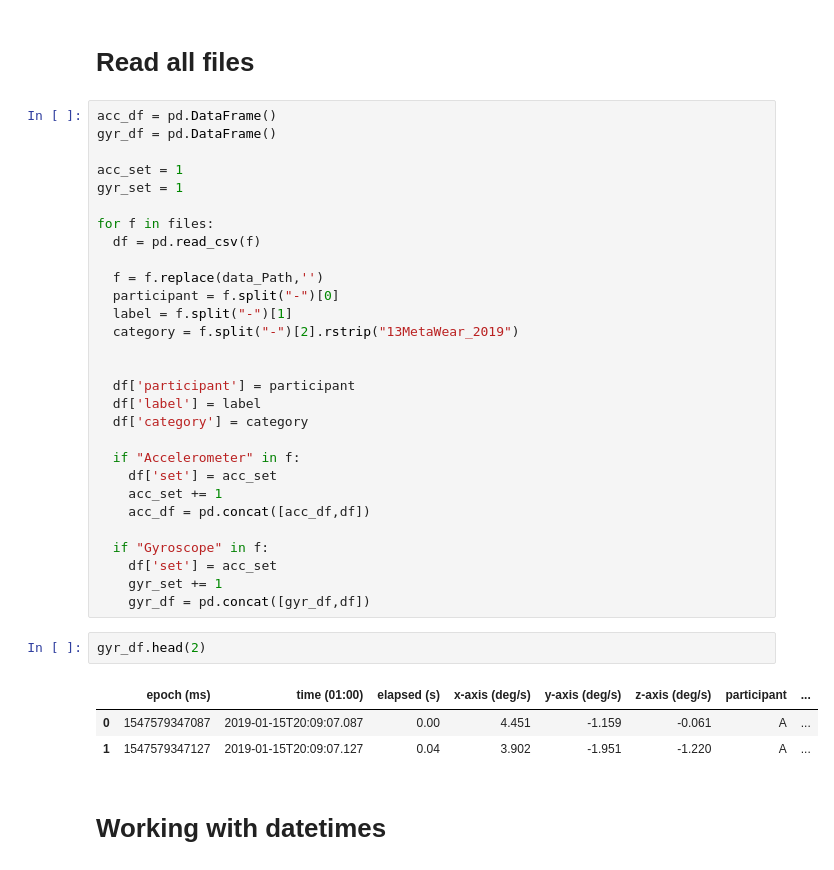
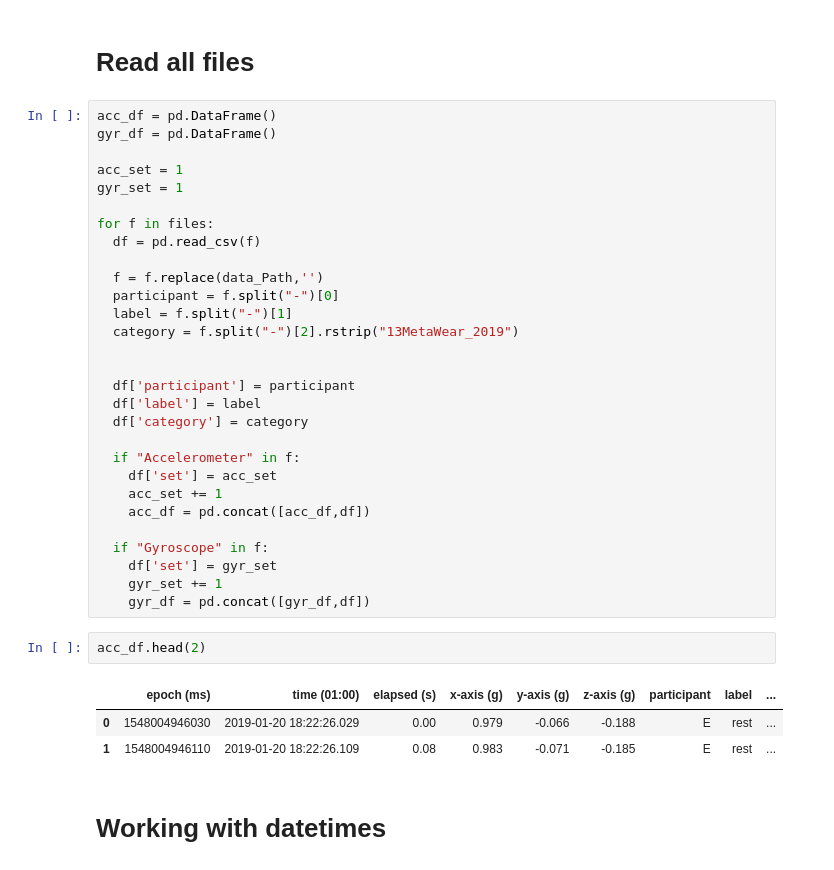
Before and after one commit to surajjorwar/FitnessTracker, a Jupyter notebook: make_dataset.ipynb, the cells around one changed output. Drawn from its saved outputs; the diff is of its cells as text.

```diff
--- a/make_dataset.ipynb
+++ b/make_dataset.ipynb
@@ -83,15 +83,15 @@ for f in files:
     acc_df = pd.concat([acc_df,df])
 
   if "Gyroscope" in f:
-    df['set'] = acc_set
+    df['set'] = gyr_set
     gyr_set += 1
     gyr_df = pd.concat([gyr_df,df])
 # %%
-gyr_df.head(2)
+acc_df.head(2)
 # %% [output]
-|  | epoch (ms) | time (01:00) | elapsed (s) | x-axis (deg/s) | y-axis (deg/s) | z-axis (deg/s) | participant | ... |
-| 0 | 1547579347087 | 2019-01-15T20:09:07.087 | 0.00 | 4.451 | -1.159 | -0.061 | A | ... |
-| 1 | 1547579347127 | 2019-01-15T20:09:07.127 | 0.04 | 3.902 | -1.951 | -1.220 | A | ... |
+|  | epoch (ms) | time (01:00) | elapsed (s) | x-axis (g) | y-axis (g) | z-axis (g) | participant | label | ... |
+| 0 | 1548004946030 | 2019-01-20 18:22:26.029 | 0.00 | 0.979 | -0.066 | -0.188 | E | rest | ... |
+| 1 | 1548004946110 | 2019-01-20 18:22:26.109 | 0.08 | 0.983 | -0.071 | -0.185 | E | rest | ... |
 # %% [markdown]
 # Working with datetimes
 # %%
```
Also changed, not shown: parts of 3 cells of this notebook.
